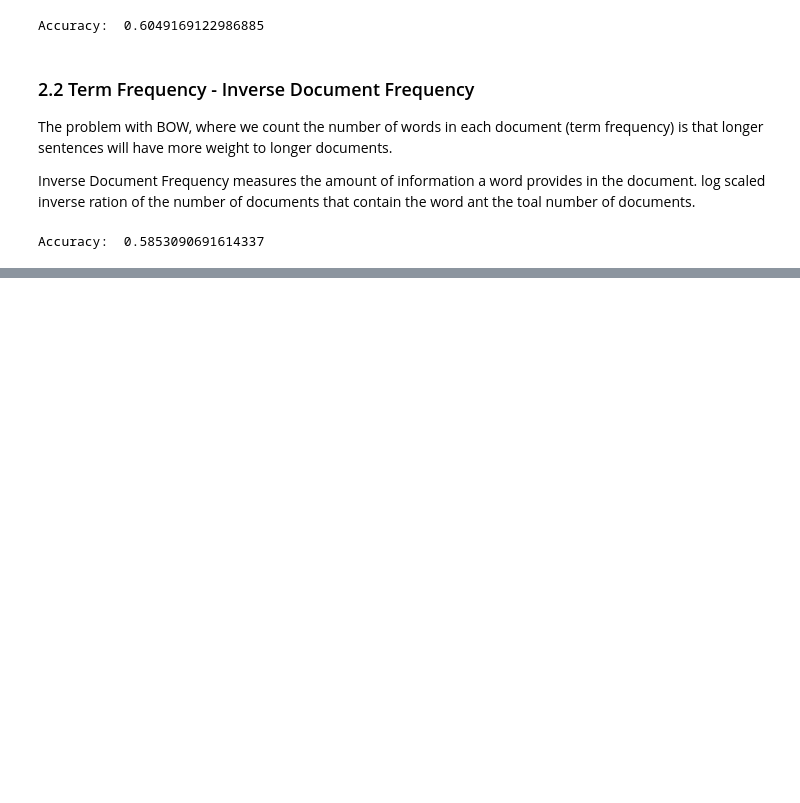
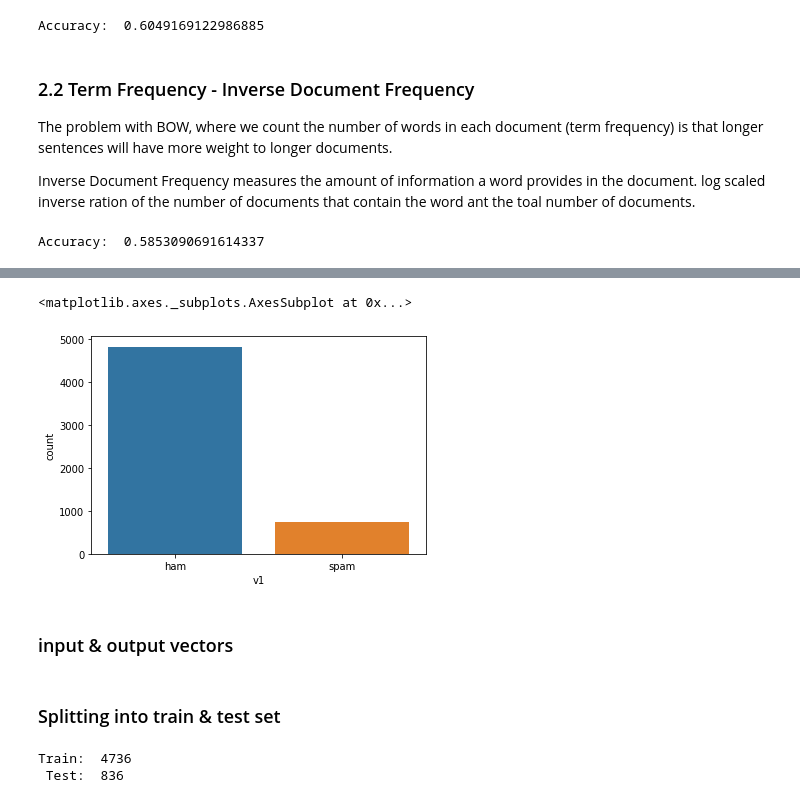
Before and after one commit to NoraH2004/text-classifier, a Jupyter notebook: text-classifier-IMDb.ipynb, the cells around one changed output, grey strips where cells are left out. Cells and saved outputs as stored; diff of their text form; code cells hidden in the pictures; blank space fills up the shorter version.

```diff
--- a/text-classifier-IMDb.ipynb
+++ b/text-classifier-IMDb.ipynb
@@ -219,0 +255,3 @@ Accuracy:  0.5853090691614337
+# %%
+df = pd.read_csv('input/spam.csv', delimiter=',',encoding='latin-1')
+df.head()
@@ -219,0 +265,2 @@ Accuracy:  0.5853090691614337
+# %%
+df.drop(['Unnamed: 2', 'Unnamed: 3', 'Unnamed: 4'], axis=1, inplace=True)
@@ -219,0 +288,7 @@ Accuracy:  0.5853090691614337
+# %%
+sns.countplot(df.v1)
+# %% [output]
+<matplotlib.axes._subplots.AxesSubplot at 0x...>
+[figure, added]
+# %% [markdown]
+### input & output vectors
@@ -219,0 +302,2 @@ Accuracy:  0.5853090691614337
+# %% [markdown]
+### Splitting into train & test set
@@ -219,0 +306,5 @@ Accuracy:  0.5853090691614337
+# %%
+print('Train: ', len(X_train), "\n", "Test: ", len(X_test))
+# %% [output]
+Train:  4736
+ Test:  836
```
Also changed, not shown: parts of 21 cells of this notebook.
